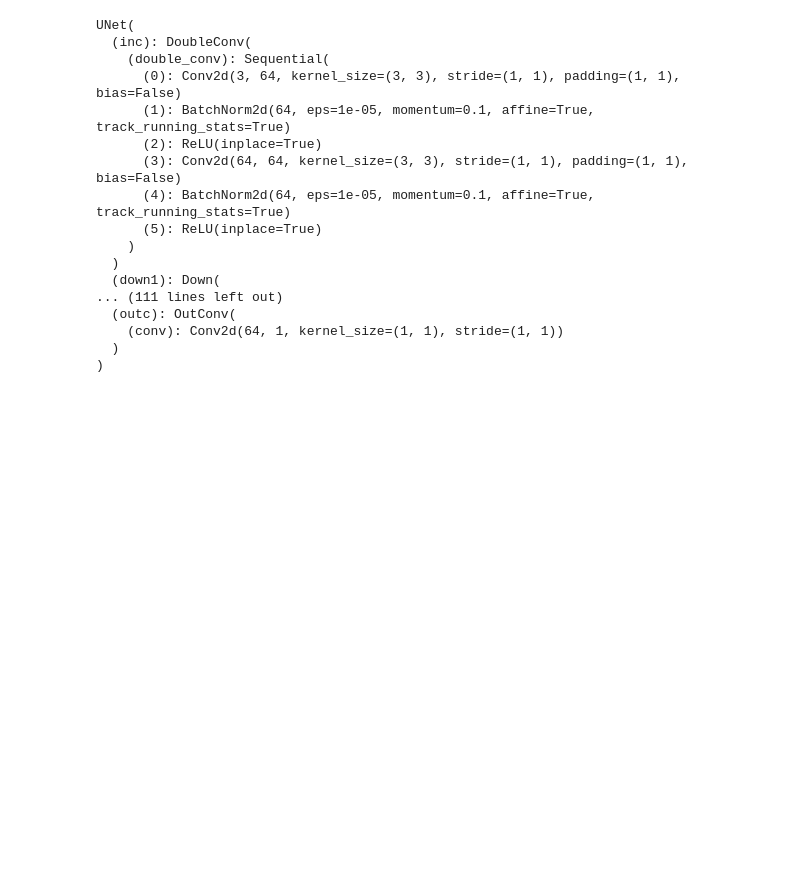
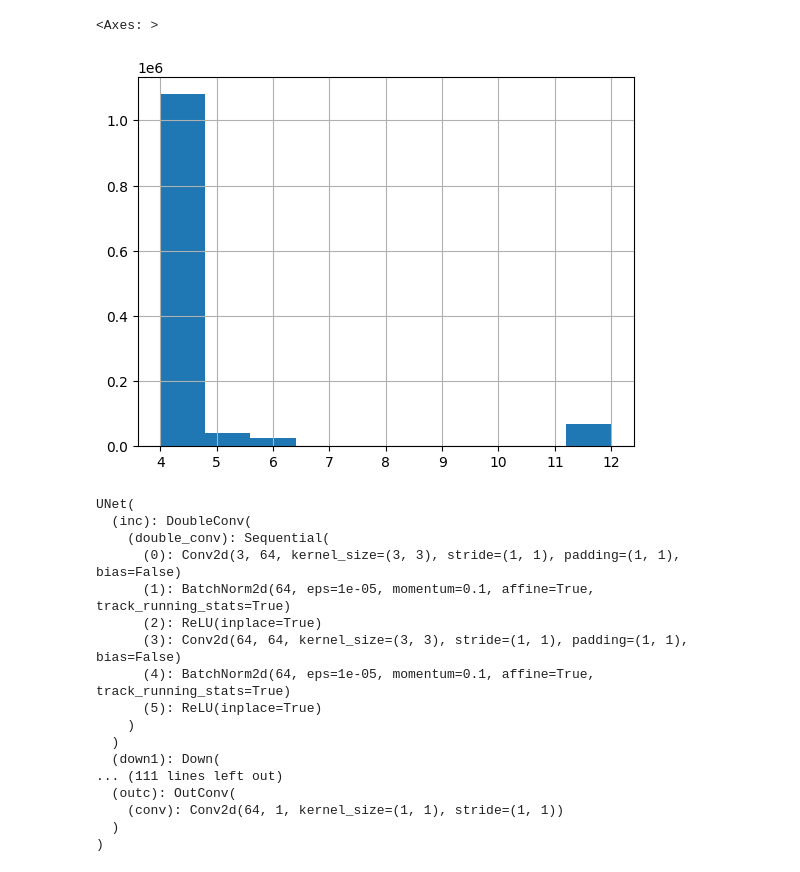
Before and after one commit to jmoeh/standing-deadwood, a Jupyter notebook: notebooks/05_test_inference.ipynb, the cells around one changed output. Cells and saved outputs as stored; diff of their text form; code cells hidden in the pictures; blank space fills up the shorter version.

```diff
--- a/notebooks/05_test_inference.ipynb
+++ b/notebooks/05_test_inference.ipynb
@@ -17,14 +24,14 @@ from unet.unet_model import UNet
 # %%
 # data paths
-images_dir = "/net/scratch/jmoehring/tiles/images"
-masks_dir = "/net/scratch/jmoehring/tiles/masks"
+register_file = "/net/scratch/jmoehring/tiles_register_biome.csv"
 checkpoint_dir = "/net/scratch/jmoehring/checkpoints"
+model_checkpoint = "deadwood_tyrannis-lucern-esterization_fold_0_epoch_7.pth"
 
 # data params
-no_folds: int = 10
+no_folds: int = 5
 fold: int = 0
 val_percent: float = 0.1
 random_seed: int = 42
-batch_size: int = 16
+batch_size: int = 32
 # %%
 dataset = DeadwoodDataset(
@@ -33,3 +39,5 @@ dataset = DeadwoodDataset(
     n_folds=no_folds,
     random_seed=random_seed,
 )
+# %%
+register_df = pd.read_csv(register_file)
@@ -36,2 +53,7 @@ dataset = DeadwoodDataset(
+# %%
+register_df["biome"].hist()
+# %% [output]
+<Axes: >
+[figure, added]
 # %%
 # get test fold
```
Also changed, not shown: parts of 15 cells of this notebook, 5 other files.
